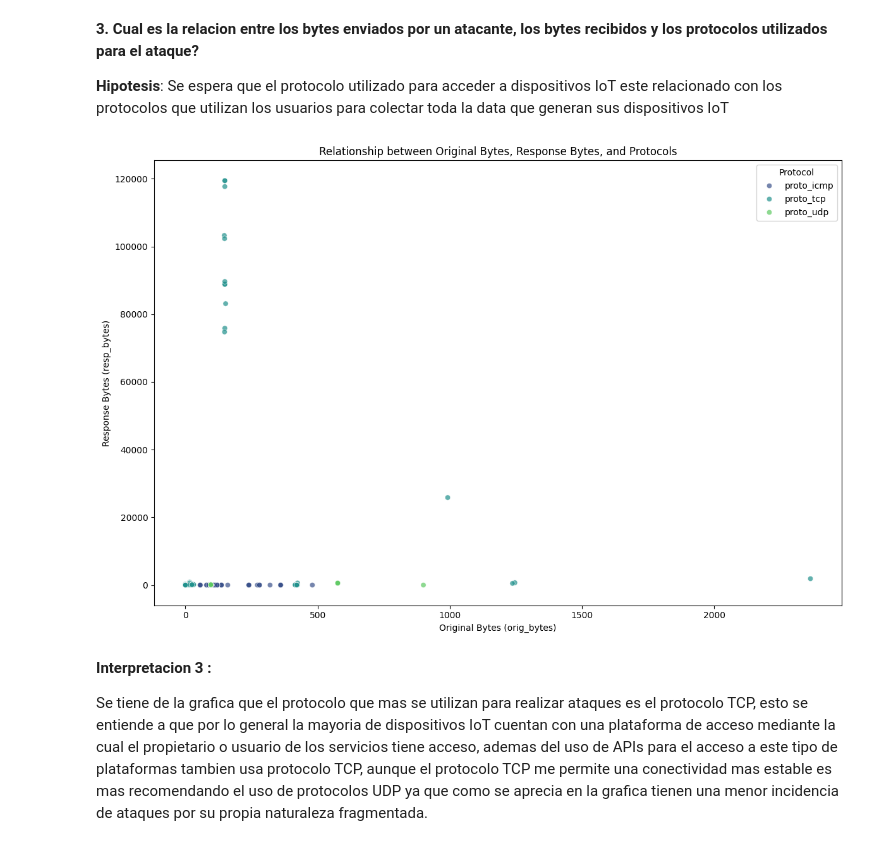
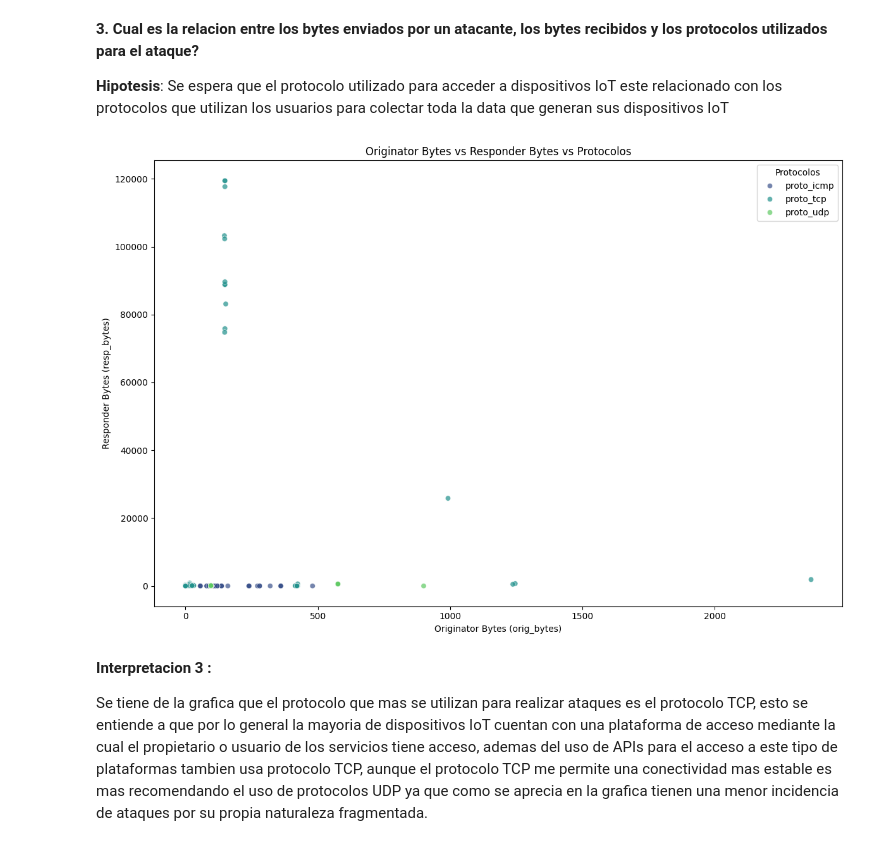
Before and after one commit to kevjavort11/DS_PrimeraEntrega, a Jupyter notebook: ProyectoDS_ParteI_Ortega.ipynb, the cells around one changed output. Cells and saved outputs as stored; diff of their text form; code cells hidden in the pictures.

```diff
--- a/ProyectoDS_ParteI_Ortega.ipynb
+++ b/ProyectoDS_ParteI_Ortega.ipynb
@@ -399,29 +398,27 @@ De acuerdo a los graficos a pesar de que la mayor frecuencias de intentos de ata
 
 **Hipotesis**: Se espera que el protocolo utilizado para acceder a dispositivos IoT este relacionado con los protocolos que utilizan los usuarios para colectar toda la data que generan sus dispositivos IoT
 # %%
-# Selecting only the columns that start with 'proto_'
+# Seleccion de columnas que empiezan con 'proto_'
 proto_columns = [col for col in df.columns if col.startswith('proto_')]
 
-# Melting the dataset to have proto_* columns in a single column
+# Melting el dataset para tener todas las columnas proto_* en una sola
 df_melted = df.melt(id_vars=['orig_bytes', 'resp_bytes'], value_vars=proto_columns,
                          var_name='protocol', value_name='value')
 
-# Filtering only the rows where value is 1 (protocol is present)
+# Filtrando los valores donde el protocolo esta presente (1)
 df_filtered_proto = df_melted[df_melted['value'] == 1]
 
-# Plotting a scatter plot with hue to represent the relationship between resp_bytes, orig_bytes, and proto_*
 plt.figure(figsize=(12, 8))
 sns.scatterplot(data=df_filtered_proto, x='orig_bytes', y='resp_bytes', hue='protocol', palette='viridis', alpha=0.7)
-plt.title('Relationship between Original Bytes, Response Bytes, and Protocols')
-plt.xlabel('Original Bytes (orig_bytes)')
-plt.ylabel('Response Bytes (resp_bytes)')
-plt.legend(title='Protocol')
+plt.title('Originator Bytes vs Responder Bytes vs Protocolos')
+plt.xlabel('Originator Bytes (orig_bytes)')
+plt.ylabel('Responder Bytes (resp_bytes)')
+plt.legend(title='Protocolos')
 plt.tight_layout()
 
-# Display the plot
 plt.show()
 # %% [output]
-[figure, old version]
+[figure, new version]
 # %% [markdown]
 **Interpretacion 3 :**
 
```
Also changed, not shown: parts of 3 cells of this notebook.
